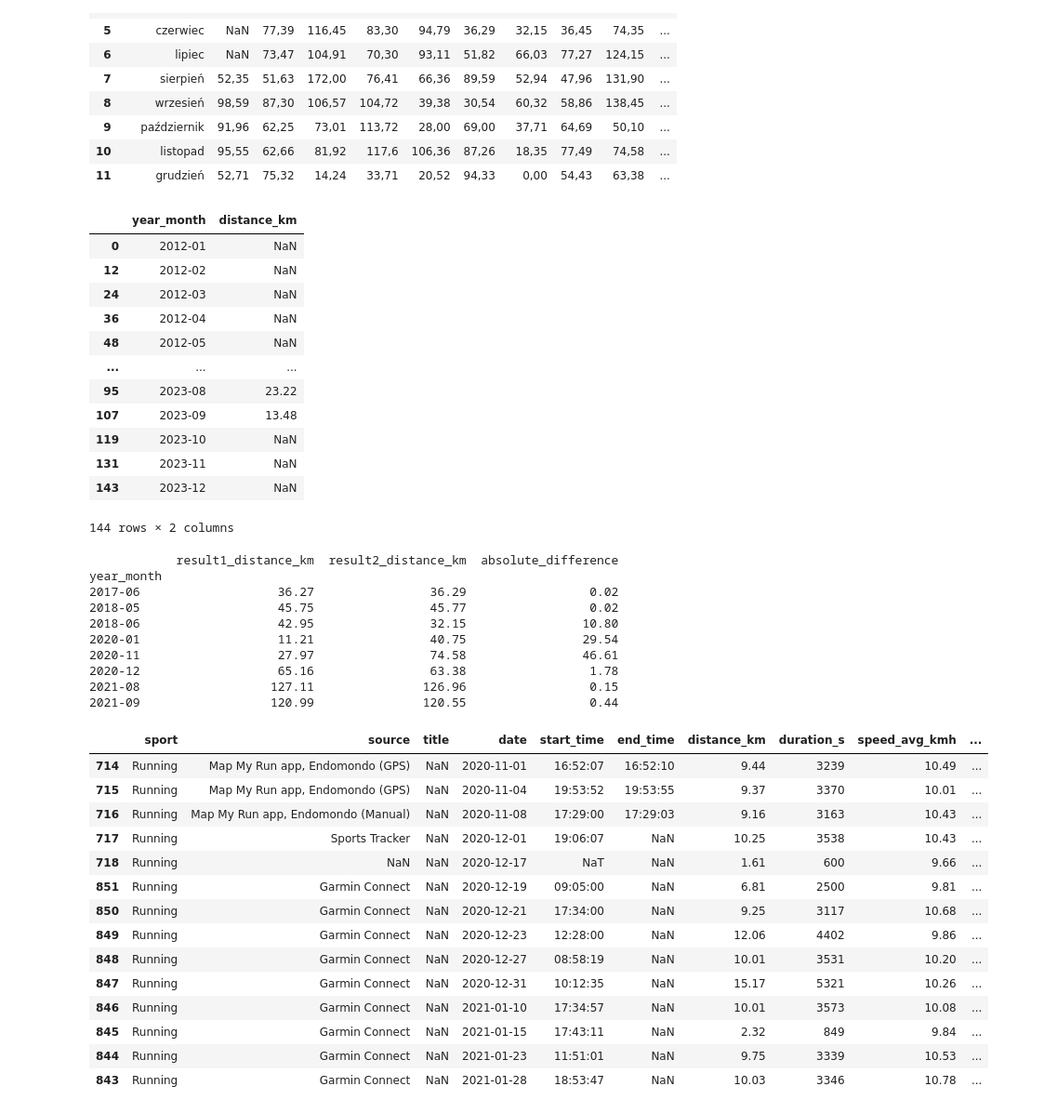
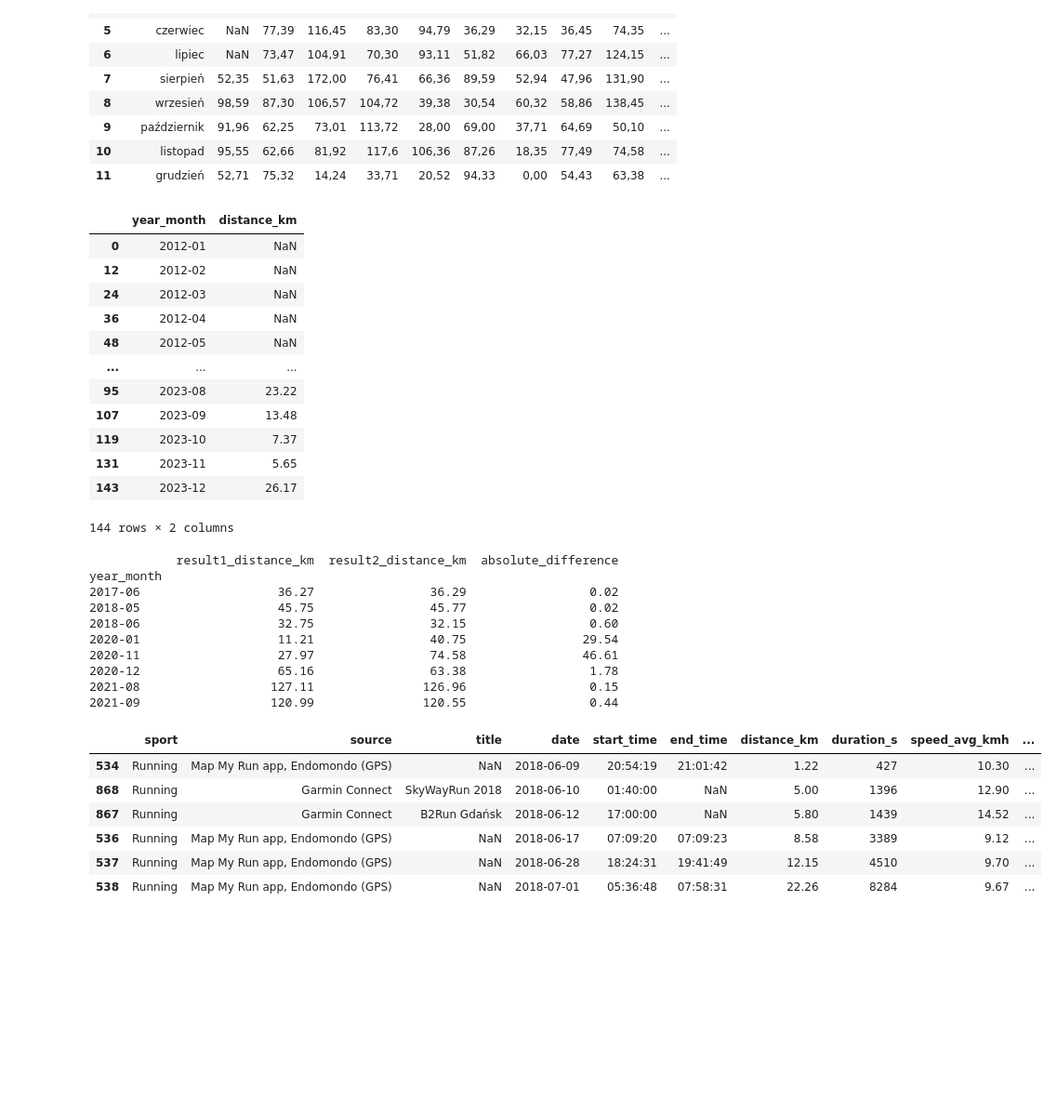
Before and after one commit to slazur83/Tableau, a Jupyter notebook: Workouts.ipynb, the cells around one changed output. Shown: that part at 93% size. Drawn from its saved outputs; the diff is of its cells as text; code cells hidden in the pictures; blank space fills up the shorter version.

```diff
--- a/Workouts.ipynb
+++ b/Workouts.ipynb
@@ -36,7 +36,7 @@ if files:
                     sport = 'Running' if data[0].get('sport') == 'RUNNING' else data[0].get('sport')
                     if sport == 'Running':
                         source = data[1].get('source')
-                        source = source.replace("INPUT_MANUAL", "Endomondo (Manual)").replace("TRACK_MOBILE", "Endomondo (GPS)") if source is not None else 'Endomondo'
+                        source = source.replace("INPUT_MANUAL", "Endomondo (Manual)").replace("TRACK_MOBILE", "Endomondo (GPS)") if pd.notna(source) else 'Endomondo'
                         start_time = pd.to_datetime(data[3].get('start_time'))
                         end_time = pd.to_datetime(data[4].get('end_time'))
                         speed_avg_kmh = round(float(data[8].get('speed_avg_kmh')), 2) if data[8].get('speed_avg_kmh') is not None else None
@@ -331,16 +331,12 @@ No duplicated rows.
 # %%
 df1234['start_time'] = pd.to_datetime(df1234['start_time'], format='%H:%M:%S').dt.time
 
-# Przekształć czasy na minutki (minutes)
 df1234['start_time_minutes'] = df1234['start_time'].apply(lambda x: x.hour * 60 + x.minute if not pd.isnull(x) else None)
 
-# Ustaw warunek na duplikaty z uwzględnieniem różnicy tylko na poziomie godzin i minut
 mask = (df1234.duplicated(subset=['date', 'start_time'], keep=False) &
-        (df1234['start_time_minutes'].diff().abs() <= 50) &
+        (df1234['start_time_minutes'].diff().abs() <= 61) &
         (df1234['source'] == 'Garmin Connect'))
 df1234 = df1234[~mask]
 
-# Wyświetl DataFrame po usunięciu duplikatów
-print("\nDataFrame po usunięciu duplikatów:")
-print(df1234)
+display(df1234)
 # %% [output]
@@ -364,3 +366,5 @@ DataFrame po usunięciu duplikatów:
+# %%
+df1234 = df1234.drop(df1234[((df1234['date'] == '2018-06-09') | (df1234['date'] == '2018-06-12')) & pd.isna(df1234['source'])].index)
 # %% [markdown]
 **Checks**
 # %%
@@ -420,9 +424,9 @@ display(result2)
 | ... | ... | ... |
 | 95 | 2023-08 | 23.22 |
 | 107 | 2023-09 | 13.48 |
-| 119 | 2023-10 | NaN |
-| 131 | 2023-11 | NaN |
-| 143 | 2023-12 | NaN |
+| 119 | 2023-10 | 7.37 |
+| 131 | 2023-11 | 5.65 |
+| 143 | 2023-12 | 26.17 |
 144 rows × 2 columns
 # %%
 result1 = result1.rename(columns={'distance_km': 'result1_distance_km'})
@@ -437,28 +441,20 @@ print(filtered_df)
 year_month
 2017-06                   36.27                36.29                 0.02
 2018-05                   45.75                45.77                 0.02
-2018-06                   42.95                32.15                10.80
+2018-06                   32.75                32.15                 0.60
 2020-01                   11.21                40.75                29.54
 2020-11                   27.97                74.58                46.61
 2020-12                   65.16                63.38                 1.78
 2021-08                  127.11               126.96                 0.15
 2021-09                  120.99               120.55                 0.44
 # %%
-selected_rows = df1234[(df1234['date'] >= '2020-11-01') & (df1234['date'] <= '2021-01-31')]
+selected_rows = df1234[(df1234['date'] >= '2018-06-01') & (df1234['date'] <= '2018-07-01')]
 display(selected_rows)
 # %% [output]
 |  | sport | source | title | date | start_time | end_time | distance_km | duration_s | speed_avg_kmh | ... |
-| 714 | Running | Map My Run app, Endomondo (GPS) | NaN | 2020-11-01 | 16:52:07 | 16:52:10 | 9.44 | 3239 | 10.49 | ... |
-| 715 | Running | Map My Run app, Endomondo (GPS) | NaN | 2020-11-04 | 19:53:52 | 19:53:55 | 9.37 | 3370 | 10.01 | ... |
-| 716 | Running | Map My Run app, Endomondo (Manual) | NaN | 2020-11-08 | 17:29:00 | 17:29:03 | 9.16 | 3163 | 10.43 | ... |
-| 717 | Running | Sports Tracker | NaN | 2020-12-01 | 19:06:07 | NaN | 10.25 | 3538 | 10.43 | ... |
-| 718 | Running | NaN | NaN | 2020-12-17 | NaT | NaN | 1.61 | 600 | 9.66 | ... |
-| 851 | Running | Garmin Connect | NaN | 2020-12-19 | 09:05:00 | NaN | 6.81 | 2500 | 9.81 | ... |
-| 850 | Running | Garmin Connect | NaN | 2020-12-21 | 17:34:00 | NaN | 9.25 | 3117 | 10.68 | ... |
-| 849 | Running | Garmin Connect | NaN | 2020-12-23 | 12:28:00 | NaN | 12.06 | 4402 | 9.86 | ... |
-| 848 | Running | Garmin Connect | NaN | 2020-12-27 | 08:58:19 | NaN | 10.01 | 3531 | 10.20 | ... |
-| 847 | Running | Garmin Connect | NaN | 2020-12-31 | 10:12:35 | NaN | 15.17 | 5321 | 10.26 | ... |
-| 846 | Running | Garmin Connect | NaN | 2021-01-10 | 17:34:57 | NaN | 10.01 | 3573 | 10.08 | ... |
-| 845 | Running | Garmin Connect | NaN | 2021-01-15 | 17:43:11 | NaN | 2.32 | 849 | 9.84 | ... |
-| 844 | Running | Garmin Connect | NaN | 2021-01-23 | 11:51:01 | NaN | 9.75 | 3339 | 10.53 | ... |
-| 843 | Running | Garmin Connect | NaN | 2021-01-28 | 18:53:47 | NaN | 10.03 | 3346 | 10.78 | ... |
+| 534 | Running | Map My Run app, Endomondo (GPS) | NaN | 2018-06-09 | 20:54:19 | 21:01:42 | 1.22 | 427 | 10.30 | ... |
+| 868 | Running | Garmin Connect | SkyWayRun 2018 | 2018-06-10 | 01:40:00 | NaN | 5.00 | 1396 | 12.90 | ... |
+| 867 | Running | Garmin Connect | B2Run Gdańsk | 2018-06-12 | 17:00:00 | NaN | 5.80 | 1439 | 14.52 | ... |
+| 536 | Running | Map My Run app, Endomondo (GPS) | NaN | 2018-06-17 | 07:09:20 | 07:09:23 | 8.58 | 3389 | 9.12 | ... |
+| 537 | Running | Map My Run app, Endomondo (GPS) | NaN | 2018-06-28 | 18:24:31 | 19:41:49 | 12.15 | 4510 | 9.70 | ... |
+| 538 | Running | Map My Run app, Endomondo (GPS) | NaN | 2018-07-01 | 05:36:48 | 07:58:31 | 22.26 | 8284 | 9.67 | ... |
```
Also changed, not shown: parts of 4 cells of this notebook.
